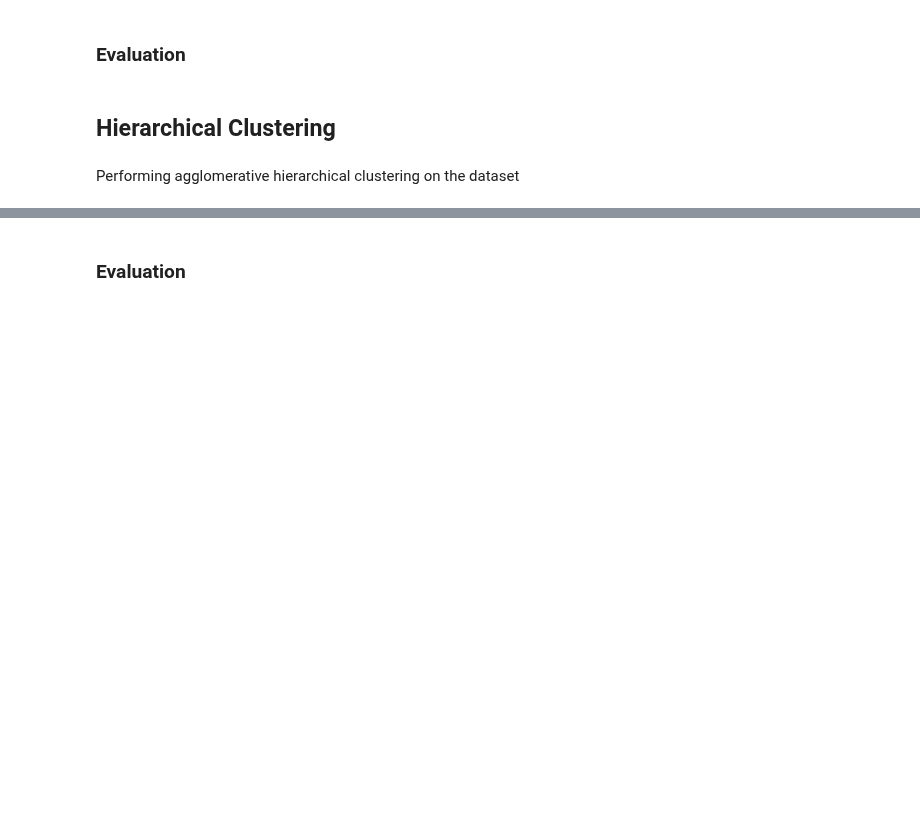
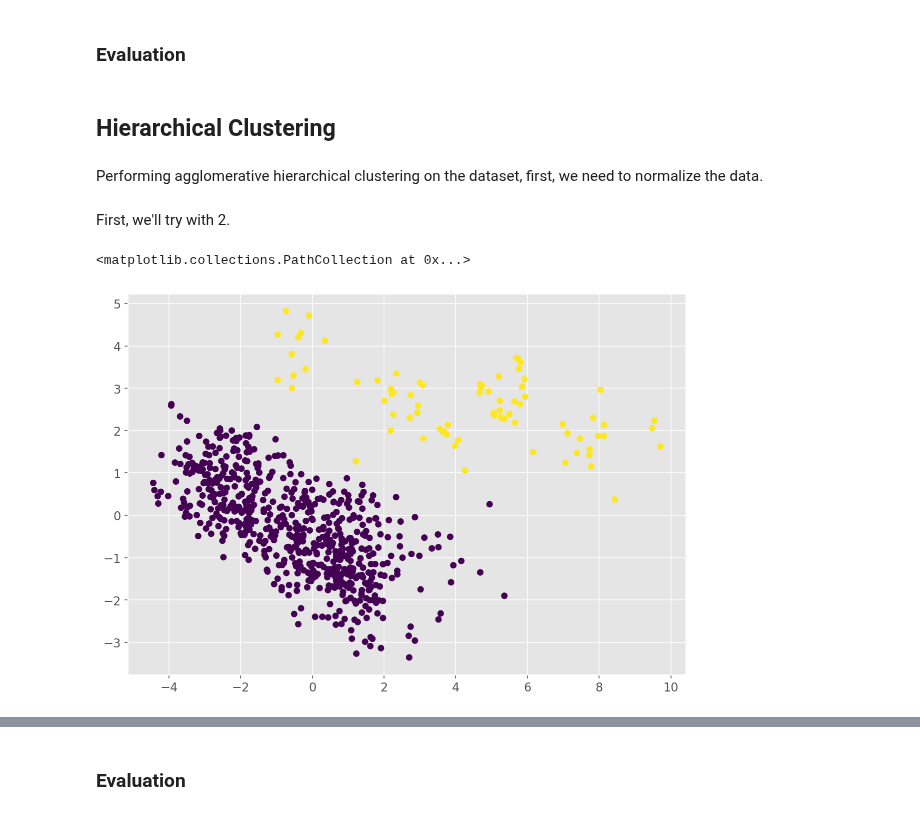
Before and after one commit to AAMAB/F21DL, a Jupyter notebook: Group17 DMML.ipynb, the cells around one changed output, grey strips where cells are left out. Saved outputs shown, nothing was run; the diff lists cells and outputs as text; code cells hidden in the pictures; blank space fills up the shorter version.

Commit message:
Hierarchical clustering

```diff
--- a/Group17 DMML.ipynb
+++ b/Group17 DMML.ipynb
@@ -1223,4 +1223,19 @@ plt.show()
 # %% [markdown]
 ## Hierarchical Clustering
 # %% [markdown]
-Performing agglomerative hierarchical clustering on the dataset
+Performing agglomerative hierarchical clustering on the dataset, first, we need to normalize the data.
+# %%
+from sklearn.preprocessing import normalize
+normalizedPoke = normalize(pokemon)
+# %% [markdown]
+First, we'll try with 2.
+# %%
+from sklearn.cluster import AgglomerativeClustering
+cluster2 = AgglomerativeClustering(n_clusters=2, affinity='euclidean', linkage='ward')
+cluster2.fit_predict(normalizedPoke)
+
+plt.figure(figsize=(10, 7))
+plt.scatter(pokemon_pca[:,0], pokemon_pca[:,1], c=cluster2.labels_)
+# %% [output]
+<matplotlib.collections.PathCollection at 0x...>
+[figure, added]
```
Also changed, not shown: parts of 32 cells of this notebook.
